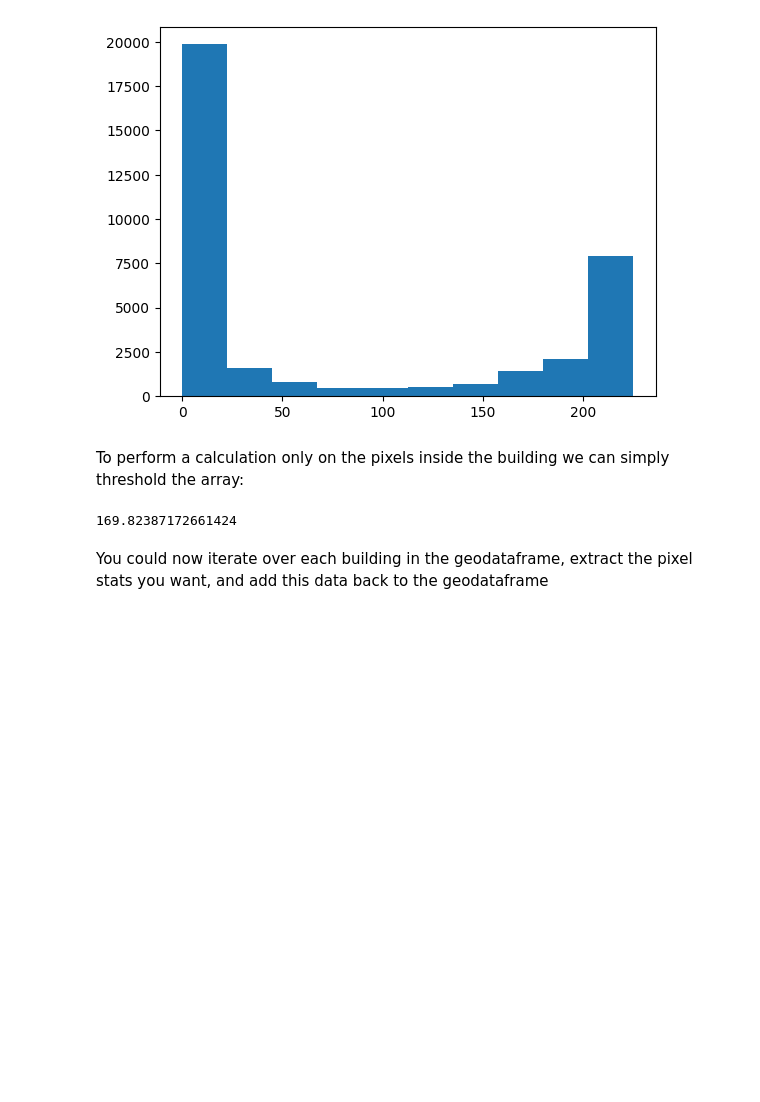
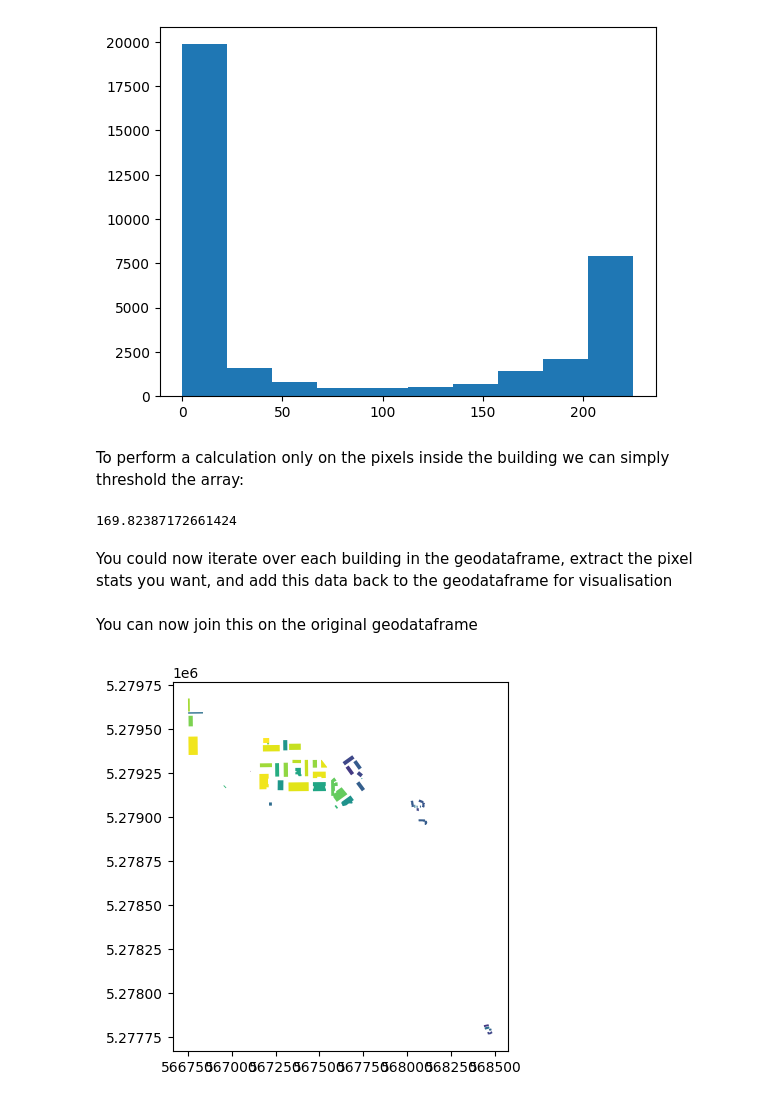
Before and after one commit to robmarkcole/quickstart-with-geotiffs, a Jupyter notebook: quickstart.ipynb, the cells around one changed output. Cells and saved outputs as stored; diff of their text form; code cells hidden in the pictures; blank space fills up the shorter version.

```diff
--- a/quickstart.ipynb
+++ b/quickstart.ipynb
@@ -170,4 +170,26 @@ np.mean(out_data_band4[out_data_band4 > 0.0])
 # %% [output]
 169.82387172661424
 # %% [markdown]
-You could now iterate over each building in the geodataframe, extract the pixel stats you want, and add this data back to the geodataframe
+You could now iterate over each building in the geodataframe, extract the pixel stats you want, and add this data back to the geodataframe for visualisation
+# %%
+stats = []
+for index, row in gdf.iterrows():
+    geom = row['geometry']
+    out_data, out_meta = rasterio.mask.mask(dataset, [geom], crop = True, nodata = 0.0)
+    out_data_band4 = out_data[-1, :,:]
+    out_data_band4_mean = np.mean(out_data_band4[out_data_band4 > 0.0])
+    stats.append(
+        {'geometry': geom,
+        'mean': out_data_band4_mean
+        }
+    )
+# %%
+stats = gpd.GeoDataFrame(stats)
+# %% [markdown]
+You can now join this on the original geodataframe
+# %%
+gdf = gdf.merge(stats, on = 'geometry')
+# %%
+gdf.plot(column = 'mean');
+# %% [output]
+[figure, added]
```
Also changed, not shown: parts of 2 cells of this notebook.
